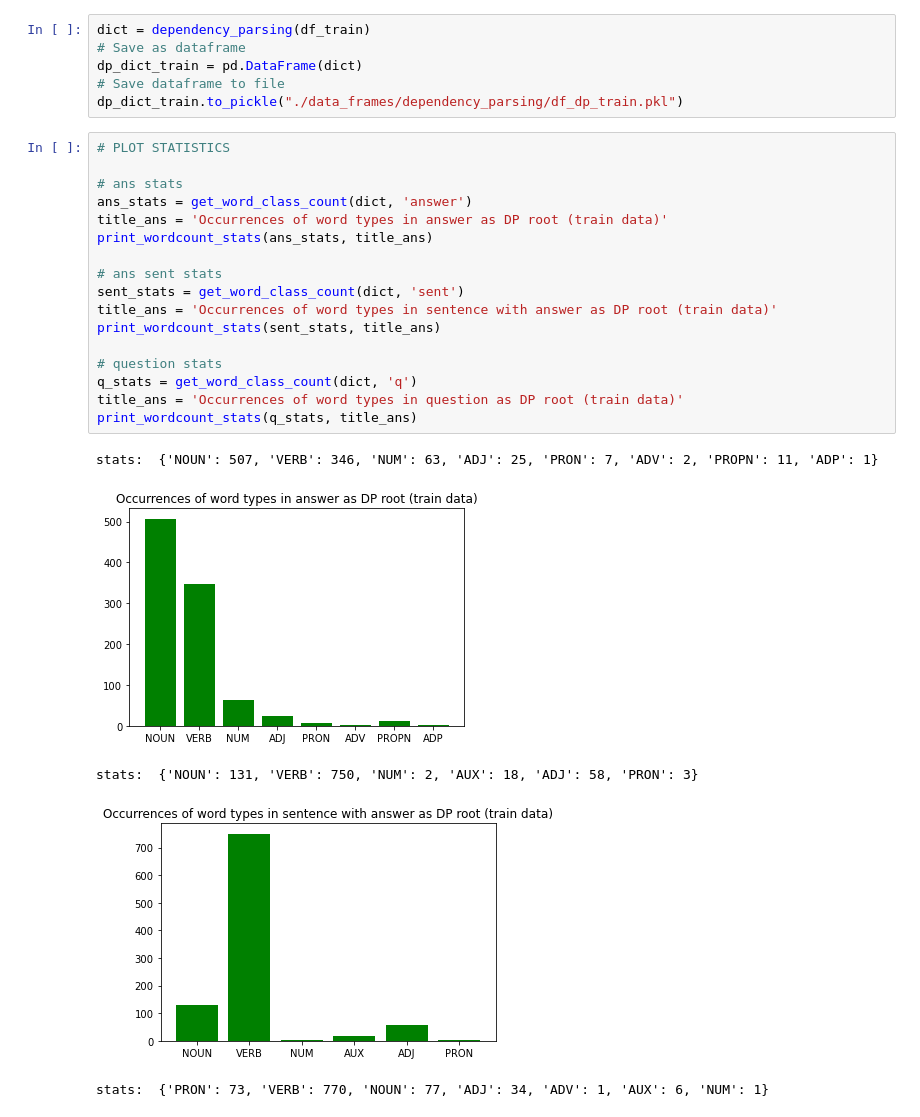
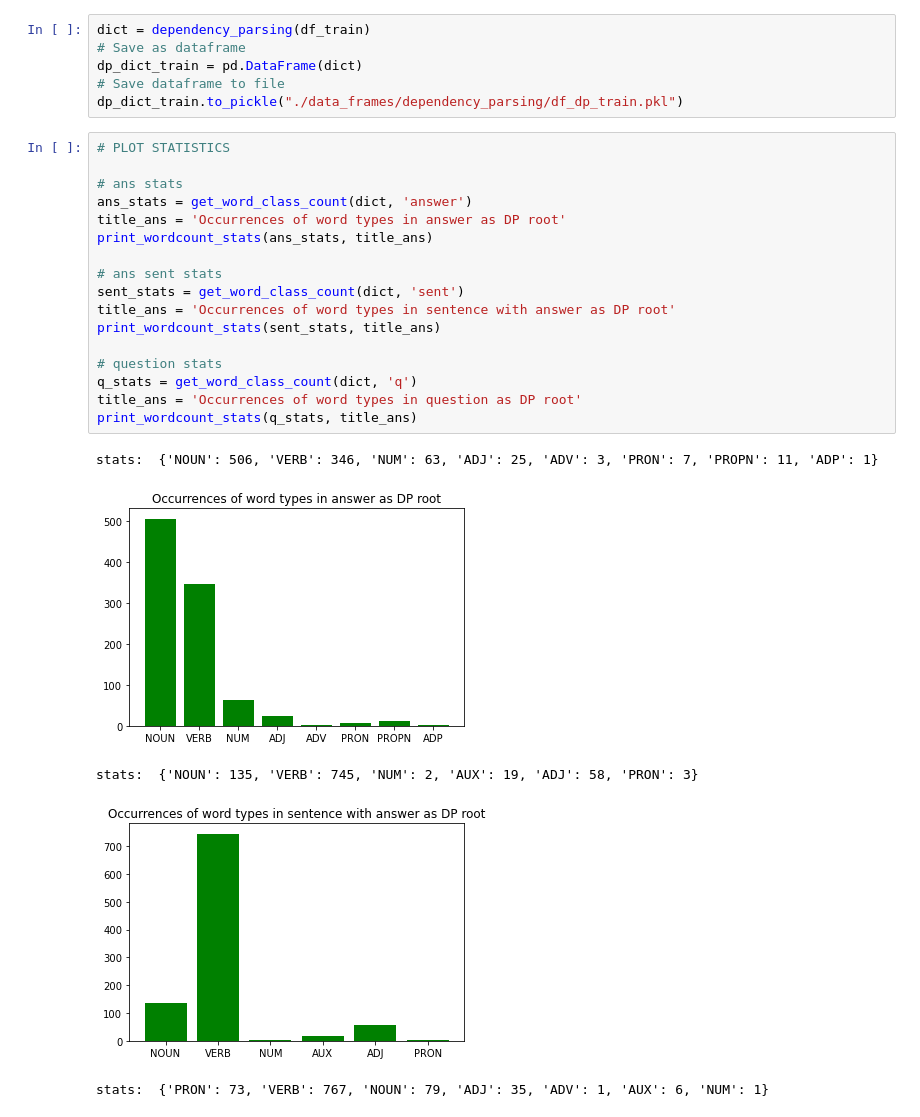
Before and after one commit to filippak/rc-answer-generation, a Jupyter notebook: data-analysis/dependency_parsing.ipynb, the cells around one changed output. Drawn from its saved outputs; the diff is of its cells as text.

```diff
--- a/data-analysis/dependency_parsing.ipynb
+++ b/data-analysis/dependency_parsing.ipynb
@@ -143,23 +143,23 @@ dp_dict_train.to_pickle("./data_frames/dependency_parsing/df_dp_train.pkl")
 # %%
 # PLOT STATISTICS
 
 # ans stats
 ans_stats = get_word_class_count(dict, 'answer')
-title_ans = 'Occurrences of word types in answer as DP root (train data)'
+title_ans = 'Occurrences of word types in answer as DP root'
 print_wordcount_stats(ans_stats, title_ans)
 
 # ans sent stats
 sent_stats = get_word_class_count(dict, 'sent')
-title_ans = 'Occurrences of word types in sentence with answer as DP root (train data)'
+title_ans = 'Occurrences of word types in sentence with answer as DP root'
 print_wordcount_stats(sent_stats, title_ans)
 
 # question stats
 q_stats = get_word_class_count(dict, 'q')
-title_ans = 'Occurrences of word types in question as DP root (train data)'
+title_ans = 'Occurrences of word types in question as DP root'
 print_wordcount_stats(q_stats, title_ans)
 # %% [output]
-stats:  {'NOUN': 507, 'VERB': 346, 'NUM': 63, 'ADJ': 25, 'PRON': 7, 'ADV': 2, 'PROPN': 11, 'ADP': 1}
+stats:  {'NOUN': 506, 'VERB': 346, 'NUM': 63, 'ADJ': 25, 'ADV': 3, 'PRON': 7, 'PROPN': 11, 'ADP': 1}
-[figure, old version]
+[figure, new version]
-stats:  {'NOUN': 131, 'VERB': 750, 'NUM': 2, 'AUX': 18, 'ADJ': 58, 'PRON': 3}
+stats:  {'NOUN': 135, 'VERB': 745, 'NUM': 2, 'AUX': 19, 'ADJ': 58, 'PRON': 3}
-[figure, old version]
+[figure, new version]
-stats:  {'PRON': 73, 'VERB': 770, 'NOUN': 77, 'ADJ': 34, 'ADV': 1, 'AUX': 6, 'NUM': 1}
+stats:  {'PRON': 73, 'VERB': 767, 'NOUN': 79, 'ADJ': 35, 'ADV': 1, 'AUX': 6, 'NUM': 1}
```
Also changed, not shown: parts of 9 cells of this notebook, 7 other files.
